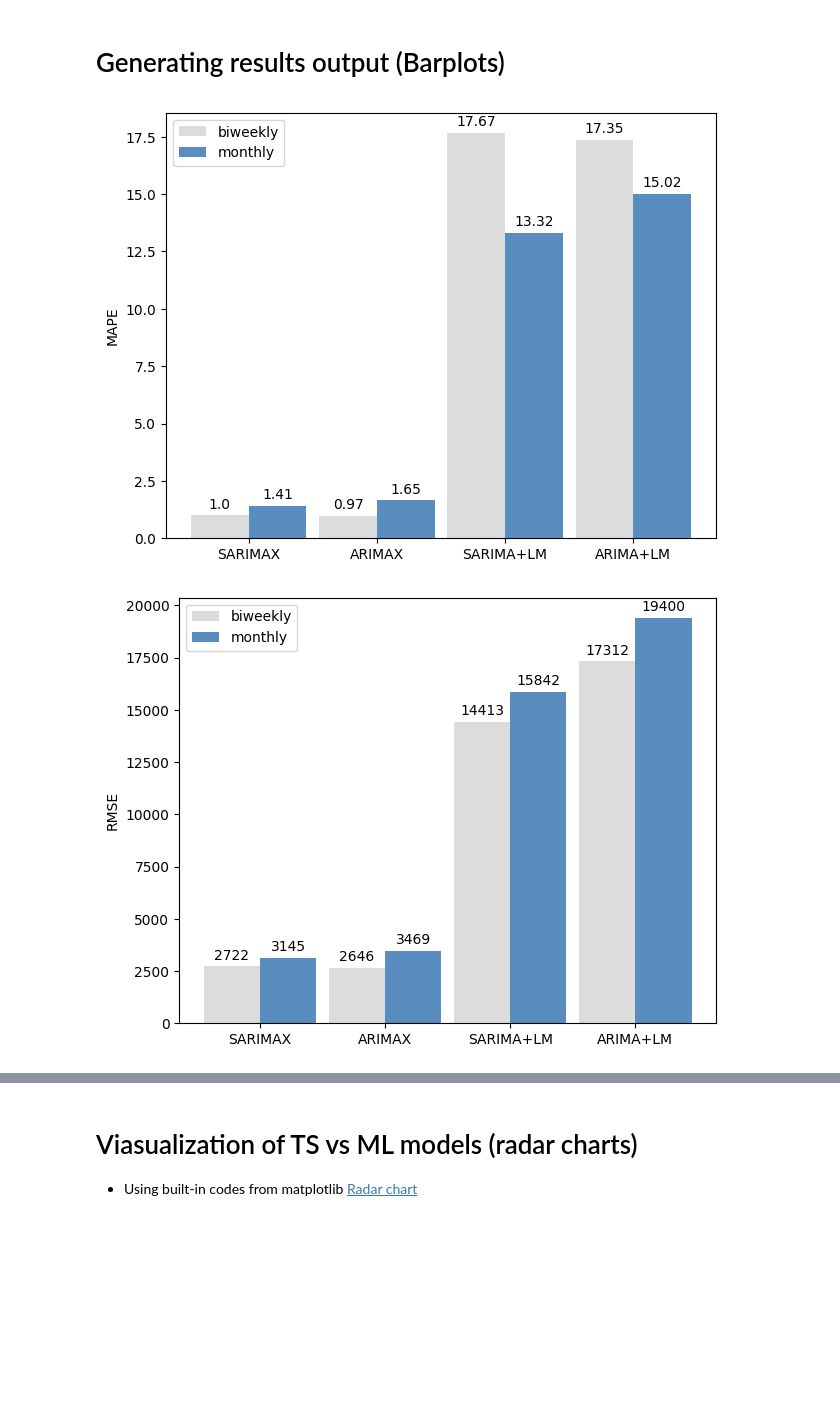
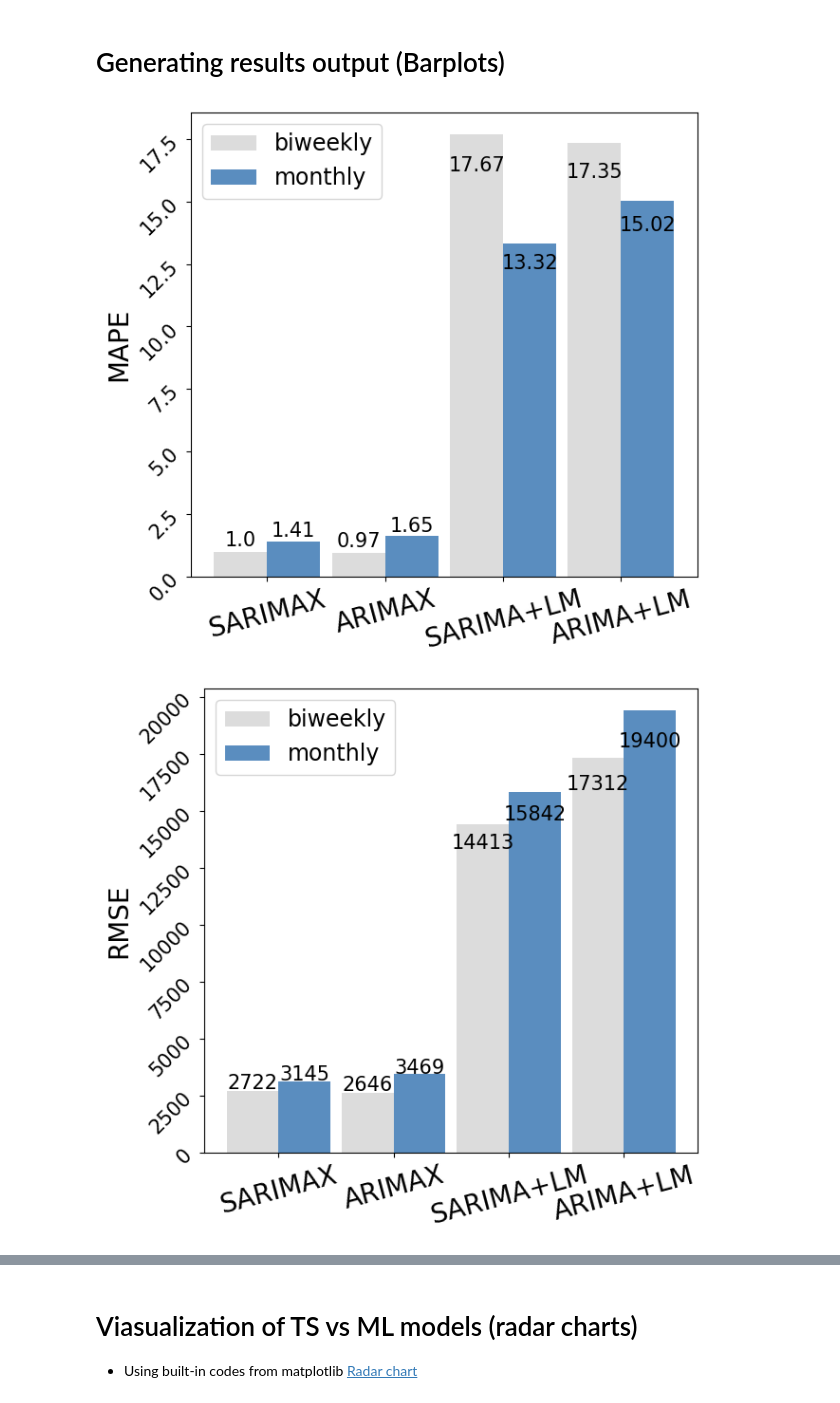
Before and after one commit to robredomikel/arimax_ts, a Jupyter notebook: codes/visualization.ipynb, the cells around one changed output, grey strips where cells are left out. Cells and saved outputs as stored; diff of their text form; code cells hidden in the pictures; blank space fills up the shorter version.

```diff
--- a/codes/visualization.ipynb
+++ b/codes/visualization.ipynb
@@ -34,7 +36,7 @@ data_df.head()
 | 4 | 2005-04-24 21:31:41 | 11502.0 | 69.0 | 7.0 | 0.0 | 9.0 | 0.0 | 2.0 | ... |
 # %%
 # Due to design reasons in matplotlib, we need to set the global font size in for out purposes and then set them bat to the original numbers.
-original_params = mpl.rcParams.copy()
+#original_params = mpl.rcParams.copy()
 
 # And then use:
-#mpl.rcParams.update(original_params)
+mpl.rcParams.update(original_params)
@@ -41,8 +63,8 @@ original_params = mpl.rcParams.copy()
 # %%
-#plt.rcParams['axes.labelsize'] = 16
-#plt.rcParams['axes.titlesize'] = 16
-#plt.rcParams['xtick.labelsize'] = 14
-#plt.rcParams['ytick.labelsize'] = 14
+plt.rcParams['axes.labelsize'] = 13
+plt.rcParams['axes.titlesize'] = 14
+plt.rcParams['xtick.labelsize'] = 11
+plt.rcParams['ytick.labelsize'] = 11
 # %%
 data_df.index = pd.to_datetime(data_df['COMMIT_DATE'])
 sqale_index = data_df['SQALE_INDEX']
@@ -202,44 +224,47 @@ def autolabel(rects):
     """Attach a text label above each bar in *rects*, displaying its height."""
     for rect in rects:
         height = rect.get_height()
+        five_percent = height*0.1
+        #print(f"height: {height}")
         ax.annotate('{}'.format(round(height, 2)),
-                    xy=(rect.get_x() + rect.get_width() / 2, height),
+                    xy=(rect.get_x() + rect.get_width() / 2, height-five_percent),
                     xytext=(0, 3),  # 3 points vertical offset
                     textcoords="offset points",
-                    ha='center', va='bottom')
-
-
+                    ha='center', va='bottom',
+                    fontsize=15)
+# plt.rcParams["figure.figsize"] = (6.4, 6)
 for i in range(len(metrics_list)):
 
     biweekly_results = biweekly_results_df.loc[values_list, metrics_list[i]]
     monthly_results = monthly_results_df.loc[values_list, metrics_list[i]]
     plot_data = pd.DataFrame({'biweekly': biweekly_results, 'monthly': monthly_results})
     # Plotting
     fig, ax = plt.subplots()
     x = np.arange(len(values_list))  # the label locations
     width = 0.45  # the width of the bars
 
     # Creating bars
     if i == 0:
         rects1 = ax.bar(x - width/2, plot_data['biweekly'], width, label='biweekly', color='#DCDCDC')
         rects2 = ax.bar(x + width/2, plot_data['monthly'], width, label='monthly', color='#5A8DBF')
     else:
         rects1 = ax.bar(x - width/2, plot_data['biweekly'].round().astype(int), width, label='biweekly', color='#DCDCDC')
         rects2 = ax.bar(x + width/2, plot_data['monthly'].round().astype(int), width, label='monthly', color='#5A8DBF')
 
     # Adding some text for labels, title, and custom x-axis tick labels, etc.
-    ax.set_ylabel(metrics_list[i])
+    ax.set_ylabel(metrics_list[i], fontsize=20)
     ax.set_title('')
     ax.set_xticks(x)
-    ax.set_xticklabels(values_list)
-    ax.legend()
+    ax.set_xticklabels(values_list, fontsize=20, rotation=15)
+    ax.legend(fontsize=17)
 
     # Call the function to label bars
     autolabel(rects1)
     autolabel(rects2)
     plt.tight_layout()
+    plt.yticks(fontsize=15, rotation=45)
     plt.savefig(os.path.join(DATA_PATH, f'{metrics_list[i]}.pdf'), format='pdf')
     plt.show()
 # %% [output]
-[figure, old version]
+[figure, new version]
-[figure, old version]
+[figure, new version]
```
Also changed, not shown: parts of 16 cells of this notebook.
